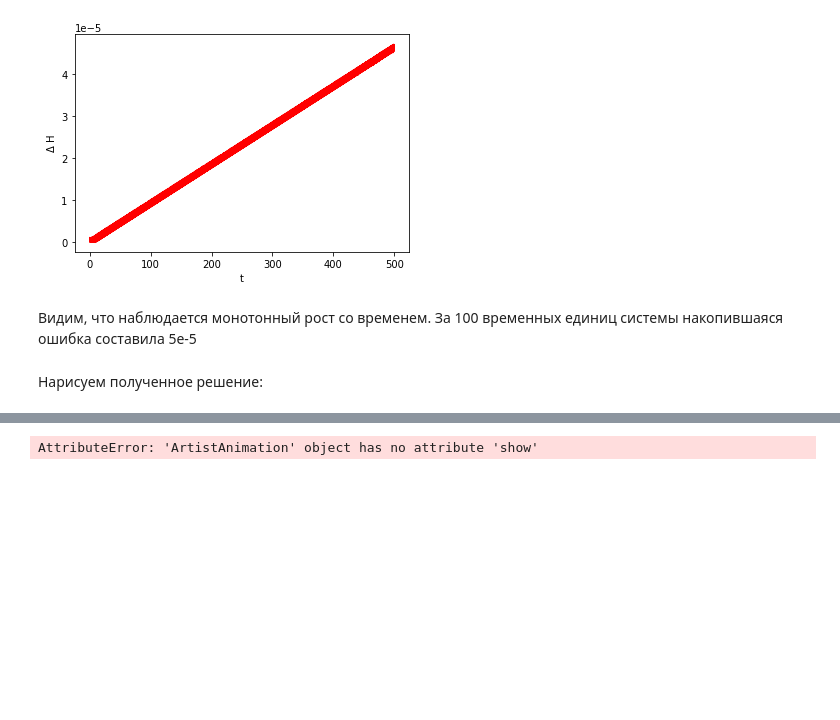
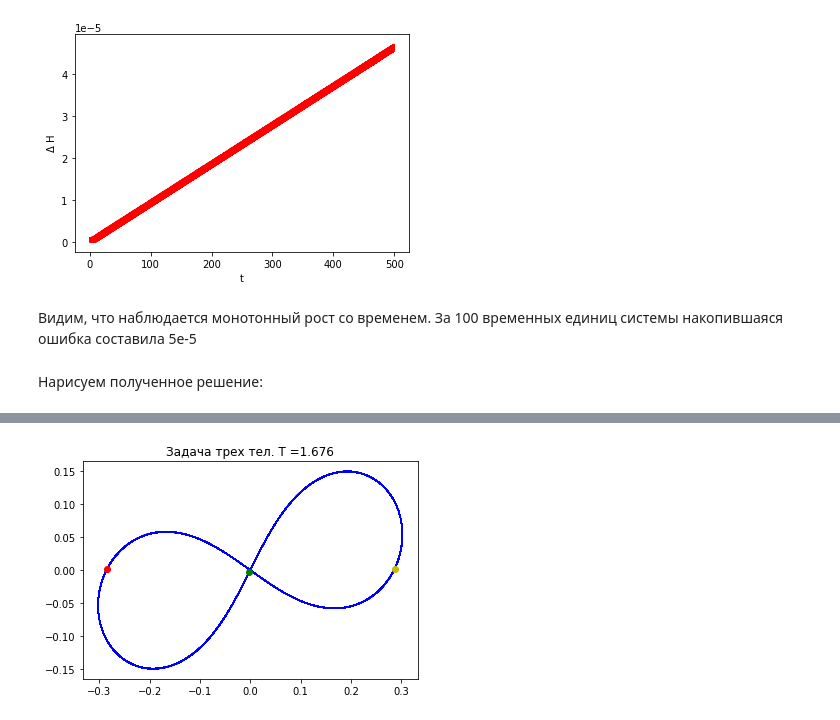
Before and after one commit to LAstroNomer/Neb_Meh, a Jupyter notebook: Three_body_integrator.ipynb, the cells around one changed output, grey strips where cells are left out. Saved outputs shown, nothing was run; the diff lists cells and outputs as text; code cells hidden in the pictures; blank space fills up the shorter version.

Commit message:
Fix animation

```diff
--- a/Three_body_integrator.ipynb
+++ b/Three_body_integrator.ipynb
@@ -250,22 +250,22 @@ plt.savefig('h.png')
 # %% [markdown]
 Нарисуем полученное решение:
 # %%
-#%matplotlib notebook
 from matplotlib import pyplot as plt
 from celluloid import Camera
 
 fig = plt.figure()
 camera = Camera(fig)
-plt.title('Задача трех тел. T =' +str(Period))
-for i in range(0,300,100):
+
+for i in range(0,1676*2,50):
     #plt.plot(label= 't='+str(round(t[i],2)))
-    plt.plot(result[2, :], result[8, : ],'-b')
+    plt.plot(result[2, :], result[8, : ],'-b', lw=1)
     plt.plot(result[0, i], result[6, i ],'or', label='$m_1$')
     plt.plot(result[2, i], result[8, i ],'og', label='$m_2$')
     plt.plot(result[4, i], result[10, i],'oy', label='$m_3$')
-    #plt.legend(loc=2)
+    plt.title('Задача трех тел. T =' +str(Period))
+    plt.grid()
     camera.snap()
 
 animation = camera.animate()
-animation.save('TB1.gif', writer
+animation.save('TB1.gif', writer='imagemagick',fps=10)
 # %% [output]
@@ -274 +272 @@ animation.save('TB1.gif', writer
-AttributeError: 'ArtistAnimation' object has no attribute 'show'
+[figure, added]
```
Also changed, not shown: parts of 4 cells of this notebook.
